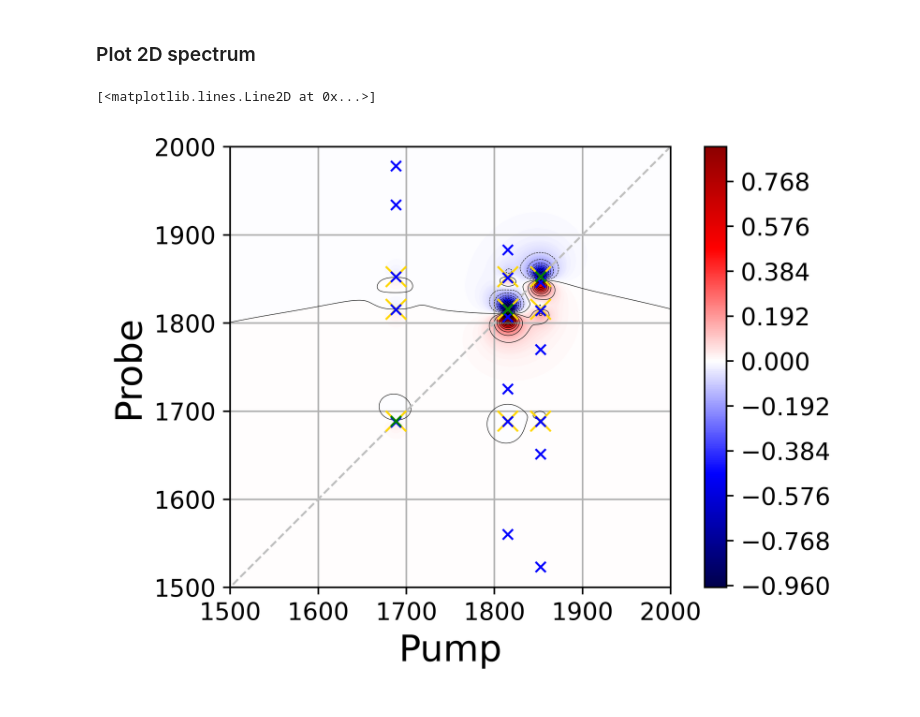
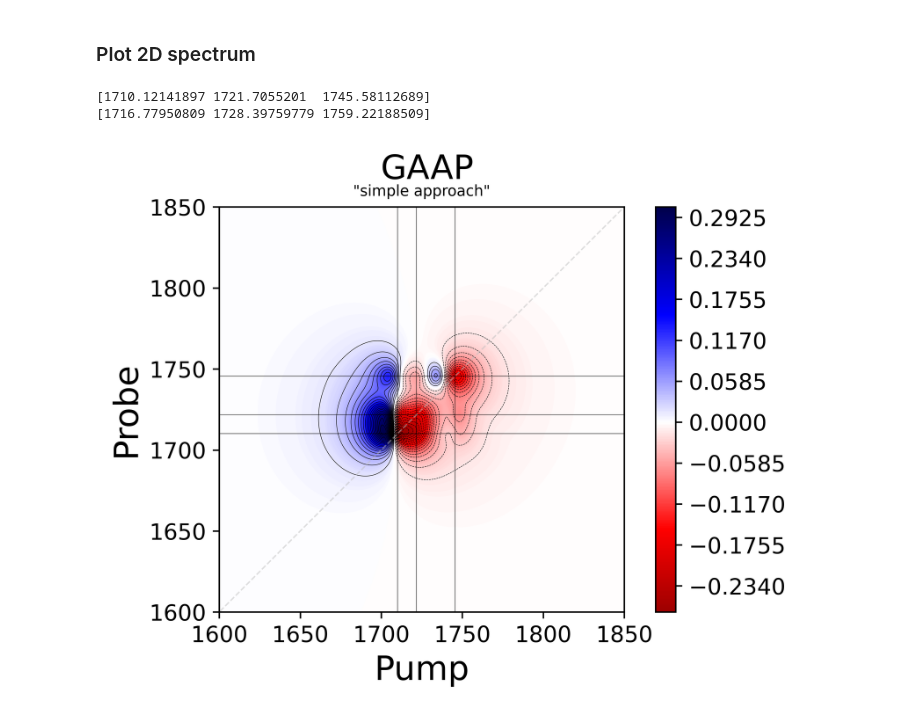
Before and after one commit to chjacob-tubs/Vibrations2D, a Jupyter notebook: New_2DIR.ipynb, the cells around one changed output. Saved outputs shown, nothing was run; the diff lists cells and outputs as text; code cells hidden in the pictures.

```diff
--- a/New_2DIR.ipynb
+++ b/New_2DIR.ipynb
@@ -9,17 +9,20 @@ import matplotlib.pyplot as plt
 # %% [markdown]
 ### Load data
 # %%
-mol = 'molname' # used to name the plots
+mol = 'GAAP' # used to name the plots
 
-path = 'data/uracil_3modes'
+path = 'data/GAAP_onlyCO'
 #path = 'data/uracil_deu_explD2O/'
 freqmat = np.loadtxt('%s/freqsmat.txt' %(path))
 transmat = np.load('%s/transmat.npy' %(path))
 
 
-newmin = 1500
-newmax = 2000
+newmin = 1600
+newmax = 1850
 steps = 500
+
+saveplot = True
+invertaxis = True
 
 harm = None
 if os.path.isfile('%s/transmatharm.npy' %(path)) and os.path.isfile('%s/freqsmatharm.txt' %(path)):
@@ -59,39 +60,67 @@ if harm:
 # %% [markdown]
 ### Plot 2D spectrum
 # %%
+lssmall = 9
+lsmedium = 12
+lslarge = 18
+
 x,y,z = spectrum().calc_lorentz_spectrum2d(exc,emi,ble,newmin,newmax,steps)
 z_val = spectrum().find_minmax(z)
+ifreqs = anharmcalc.set_initial_freqs()
+print(ifreqs)
 
 if harm:
     xh,yh,zh = spectrum().calc_lorentz_spectrum2d(exch,emih,bleh,newmin,newmax,steps)
     z_valh = spectrum().find_minmax(zh)
+    ifreqsh = harmcalc.set_initial_freqs()
+    print(ifreqsh)
+# %% [output]
+[1710.12141897 1721.7055201  1745.58112689]
+[1716.77950809 1728.39759779 1759.22188509]
 # %%
 fig, ax = plt.subplots(dpi=600)
-plt.plot([0,newmax], [0,newmax], ls="--", c="0.75", linewidth=1)
 
-plt.grid(True)
+plt.suptitle(mol,fontsize=lslarge)
+plt.title('"simple approach"',fontsize=8)
+
+plt.vlines(ifreqs, newmin, newmax, colors='k', linewidth=.5, alpha=.5)
+plt.hlines(ifreqs, newmin, newmax, colors='k', linewidth=.5, alpha=.5)
+plt.plot([0,newmax], [0,newmax], ls="--", c="0.75", linewidth=.75, alpha=.5)
+
+#plt.grid(True)
 ax.set_aspect(1./ax.get_data_ratio())
 
-fig = plt.contourf(x,y,z, 500, alpha=1, cmap=plt.cm.seismic, vmax=z_val, vmin=-z_val)
-CS = plt.contour(x,y,z,25,colors='k',linewidths=.25)
+if invertaxis:
+    fig = plt.contourf(x,y,z.transpose(), 500, alpha=1, cmap=plt.cm.seismic_r, vmax=z_val, vmin=-z_val)
+    CS = plt.contour(x,y,z.transpose(), spectrum().set_line_spacing(abs(z.max()),20),colors='k',linewidths=.25)
+else:
+    fig = plt.contourf(x,y,z, 500, alpha=1, cmap=plt.cm.seismic_r, vmax=z_val, vmin=-z_val)
+    CS = plt.contour(x,y,z, spectrum().set_line_spacing(abs(z.max()),20),colors='k',linewidths=.25)
 
 cbar = plt.colorbar(fig)
-cbar.ax.tick_params(labelsize=12)
-ax.tick_params(labelsize=12)
-plt.xlabel('Pump', fontsize=18)
-plt.ylabel('Probe', fontsize=18)
+cbar.ax.tick_params(labelsize=lsmedium)
+ax.tick_params(labelsize=lsmedium)
+if invertaxis:
+    plt.xlabel('Pump', fontsize=lslarge)
+    plt.ylabel('Probe', fontsize=lslarge)
+else:
+    plt.xlabel('Probe', fontsize=lslarge)
+    plt.ylabel('Pump', fontsize=lslarge)
 plt.xlim(newmin,newmax)
 plt.ylim(newmin,newmax)
 
-plt.plot(ble[0],ble[1], "x", color='gold', label='bleaching', markersize=10)
-plt.plot(exc[0],exc[1], "bx", label='excitation', markersize=5)
-plt.plot(emi[0],emi[1], "gx", label='stim. emiss.', markersize=5)
+#plt.plot(ble[0],ble[1], "x", color='gold', label='bleaching', markersize=10)
+#plt.plot(exc[0],exc[1], "bx", label='excitation', markersize=5)
+#plt.plot(emi[0],emi[1], "gx", label='stim. emiss.', markersize=5)
 
-
+if saveplot:
+    if invertaxis:
+        plt.savefig('%s_anharm_lorentz_.png' %(mol),bbox_inches='tight')
+    else:
+        plt.savefig('%s_anharm_lorentz.png' %(mol),bbox_inches='tight')
 #plt.savefig('%s_anharm_lorentz.png' %(mol),bbox_inches='tight')
 # %% [output]
-[<matplotlib.lines.Line2D at 0x...>]
-[figure, old version]
+[figure, new version]
 # %%
 if harm:
     fig, ax = plt.subplots(dpi=600)
```
Also changed, not shown: parts of 2 cells of this notebook, 11 other files.
